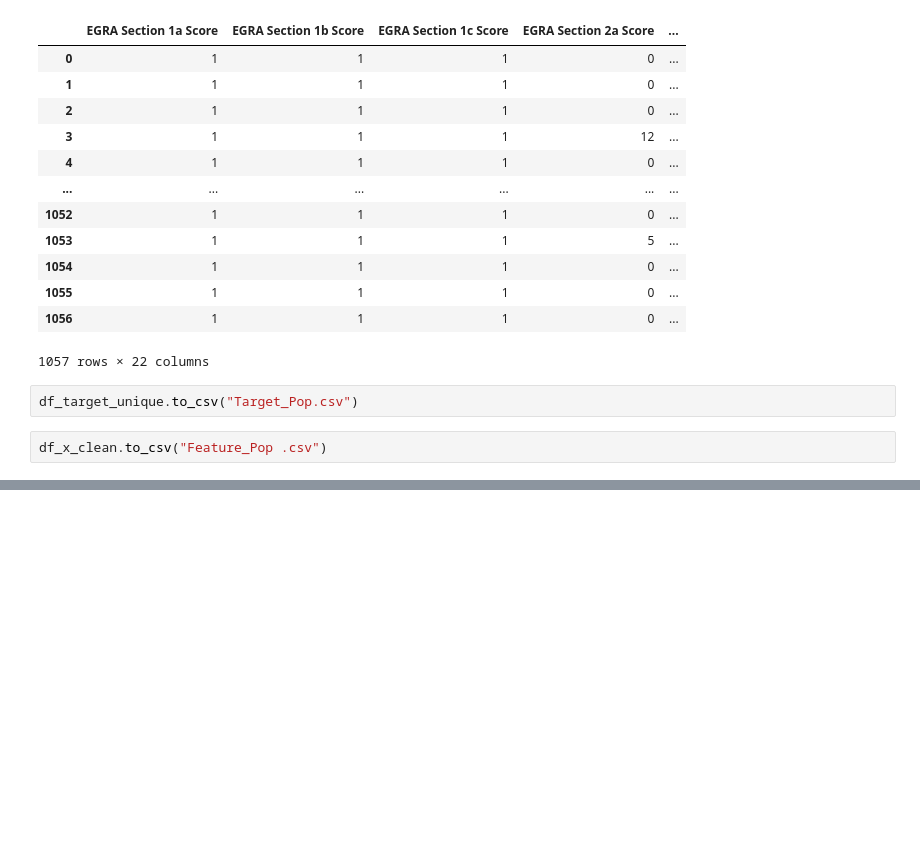
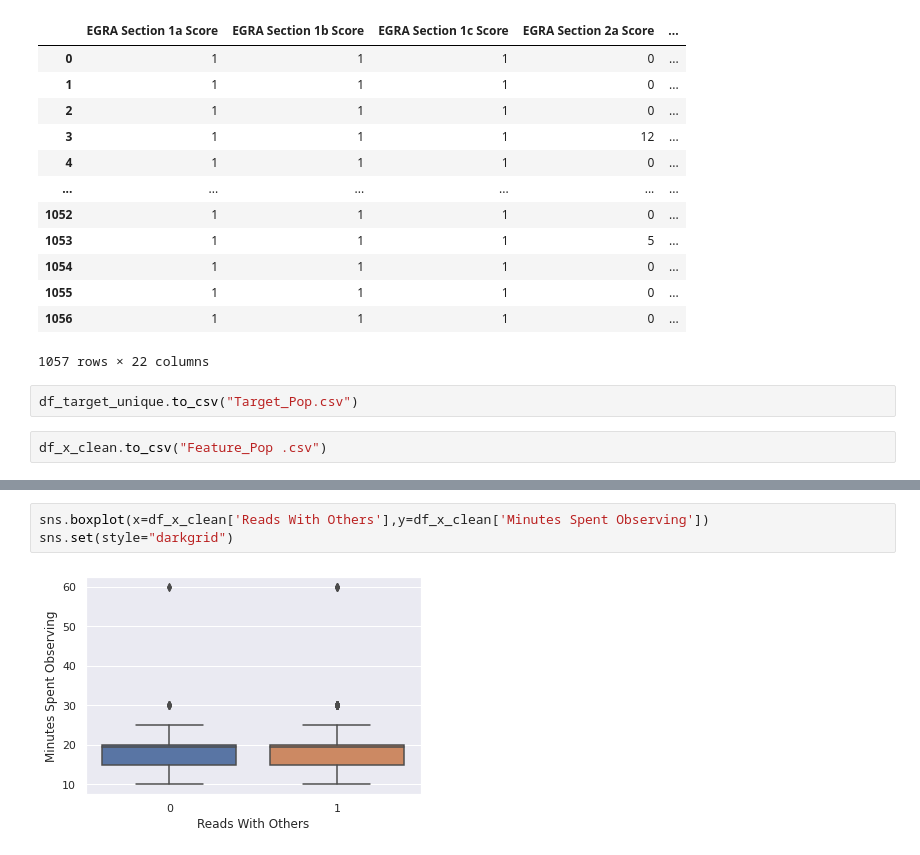
Before and after one commit to georgeputhean/pop-performance, a Jupyter notebook: POP_Performance.ipynb, the cells around one changed output, grey strips where cells are left out. Drawn from its saved outputs; the diff is of its cells as text; blank space fills up the shorter version.

```diff
--- a/POP_Performance.ipynb
+++ b/POP_Performance.ipynb
@@ -249,0 +288,5 @@ df_x_clean.to_csv("Feature_Pop .csv")
+# %%
+sns.boxplot(x=df_x_clean['Reads With Others'],y=df_x_clean['Minutes Spent Observing'])
+sns.set(style="darkgrid")
+# %% [output]
+[figure, added]
```
Also changed, not shown: parts of 15 cells of this notebook.
